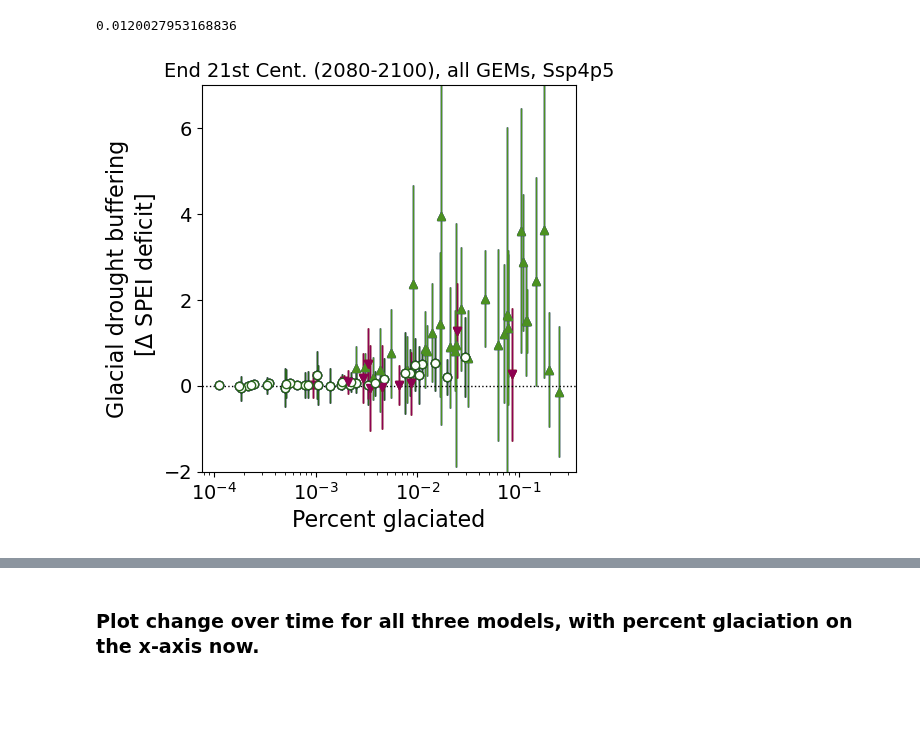
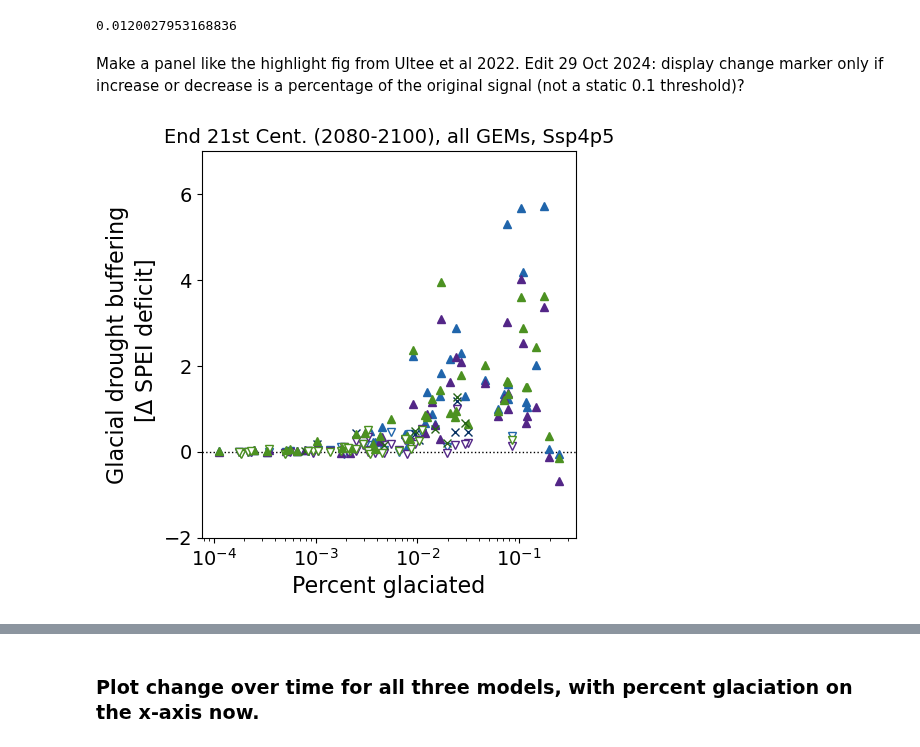
Before and after one commit to ehultee/glacial-SPEI, a Jupyter notebook: 20231109-multi_GEM-drought_stats.ipynb, the cells around one changed output, grey strips where cells are left out. Saved outputs shown, nothing was run; the diff lists cells and outputs as text; code cells hidden in the pictures; blank space fills up the shorter version.

```diff
--- a/20231109-multi_GEM-drought_stats.ipynb
+++ b/20231109-multi_GEM-drought_stats.ipynb
@@ -315,9 +191,14 @@ percent_glaciated = pd.read_csv(summary_file, index_col=0).loc[:, 'GlacierAreaFr
 percent_glaciated.loc['YUKON']
 # %% [output]
 0.0120027953168836
+# %% [markdown]
+Make a panel like the highlight fig from Ultee et al 2022.  Edit 29 Oct 2024: display change marker only if increase or decrease is a percentage of the original signal (not a static 0.1 threshold)?
 # %%
 ## Color defaults per model
 colorcode = ['RdBu', 'PuOr', 'PiYG']
+counter_increase = []
+counter_decrease = []
+counter_nochange = []
 
 ## Create figure with only the end-century severity panel
 fig, ax = plt.subplots(figsize=(5,5))
@@ -341,50 +222,58 @@ for this_GEM, c in zip(gmodels, colorcode):
         pg = percent_glaciated.loc[b]
 
         for m in modelnames:
-            number_b.append(basin_stats_bymodel_early[test_GEM][m][b][0][1]
-                            -basin_stats_bymodel_early[test_GEM][m][b][0][0])
-            number_midC.append(basin_stats_bymodel_midC[test_GEM][m][b][0][1]
-                               -basin_stats_bymodel_midC[test_GEM][m][b][0][0])
-            number_endC.append(basin_stats_bymodel_endC[test_GEM][m][b][0][1]
-                               -basin_stats_bymodel_endC[test_GEM][m][b][0][0])
-            severity_b.append(-1*(basin_stats_bymodel_early[test_GEM][m][b][2][1]
-                                  -basin_stats_bymodel_early[test_GEM][m][b][2][0]))
-            severity_midC.append(-1*(basin_stats_bymodel_midC[test_GEM][m][b][2][1]
-                                     -basin_stats_bymodel_midC[test_GEM][m][b][2][0]))
-            severity_endC.append(-1*(basin_stats_bymodel_endC[test_GEM][m][b][2][1]
-                                     -basin_stats_bymodel_endC[test_GEM][m][b][2][0]))
+            number_b.append(basin_stats_bymodel_early[this_GEM][m][b][0][1]
+                            -basin_stats_bymodel_early[this_GEM][m][b][0][0])
+            number_midC.append(basin_stats_bymodel_midC[this_GEM][m][b][0][1]
+                               -basin_stats_bymodel_midC[this_GEM][m][b][0][0])
+            number_endC.append(basin_stats_bymodel_endC[this_GEM][m][b][0][1]
+                               -basin_stats_bymodel_endC[this_GEM][m][b][0][0])
+            severity_b.append(-1*(basin_stats_bymodel_early[this_GEM][m][b][2][1]
+                                  -basin_stats_bymodel_early[this_GEM][m][b][2][0]))
+            severity_midC.append(-1*(basin_stats_bymodel_midC[this_GEM][m][b][2][1]
+                                     -basin_stats_bymodel_midC[this_GEM][m][b][2][0]))
+            severity_endC.append(-1*(basin_stats_bymodel_endC[this_GEM][m][b][2][1]
+                                     -basin_stats_bymodel_endC[this_GEM][m][b][2][0]))
 
         endC_v_hist_s = np.nanmean(severity_endC)-np.nanmean(severity_b)
-        if endC_v_hist_s >0.1:
+        # if endC_v_hist_s >0.1:
+        if endC_v_hist_s > (0.1*np.nanmean(severity_b)): ## 10% change in original signal
             # endC_color_s=inc_color
             end_facecolor = inc_color
             end_edgecolor = inc_color
             endC_marker_s='^'
-        elif endC_v_hist_s<-0.1:
+            counter_increase.append(this_GEM+'-'+b)
+        # elif endC_v_hist_s<-0.1:
+        elif endC_v_hist_s < (-0.1*np.nanmean(severity_b)):
             # endC_color_s=dec_color
-            end_facecolor = dec_color
-            end_edgecolor = dec_color
+            # end_facecolor = dec_color
+            # end_edgecolor = dec_color
+            end_facecolor = 'white'
+            end_edgecolor = inc_color
             endC_marker_s='v'
+            counter_decrease.append(this_GEM+'-'+b)
         else:
             # endC_color_s='k'
             end_facecolor = 'white'
             end_edgecolor = base_color
-            endC_marker_s='o'
+            endC_marker_s='x'
+            counter_nochange.append(this_GEM+'-'+b)
         ax.errorbar(pg, np.nanmean(severity_endC),
                      yerr=np.asarray(np.nanmean(severity_endC)-np.nanmin(severity_endC), np.nanmax(severity_endC)-np.nanmean(severity_endC)).transpose(),
                      marker=endC_marker_s, mec = end_edgecolor, mfc=end_facecolor,
-                    ecolor=end_edgecolor, lw=1.0)
+                    ecolor=end_edgecolor, lw=1.0,
+                   elinewidth=0)
 
 
 ax.set_ylabel(r'Glacial drought buffering'
               '\n'
               ' [$\Delta$ SPEI deficit]',fontsize=16)
 ax.set(xscale='log', ylim=(-2,7))
 ax.set_yticks([-2, 0, 2, 4, 6])
 ax.set_xlabel('Percent glaciated', fontsize=16)
 ax.set_title('End 21st Cent. (2080-2100), all GEMs, {}'.format(scen), fontsize=14)
 ax.tick_params(which='both', labelsize=14)
 ax.axhline(0, ls=':', lw=1.0, color='k')
 plt.tight_layout()
 # %% [output]
-[figure, old version]
+[figure, new version]
```
Also changed, not shown: parts of 9 cells of this notebook, 1 other file.
